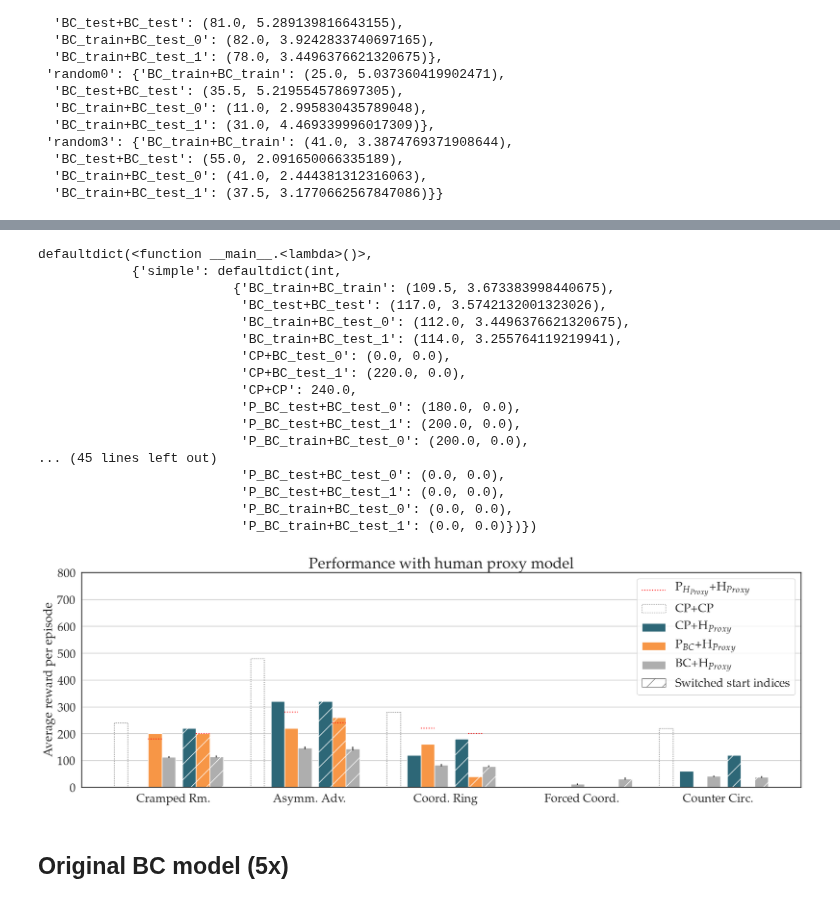
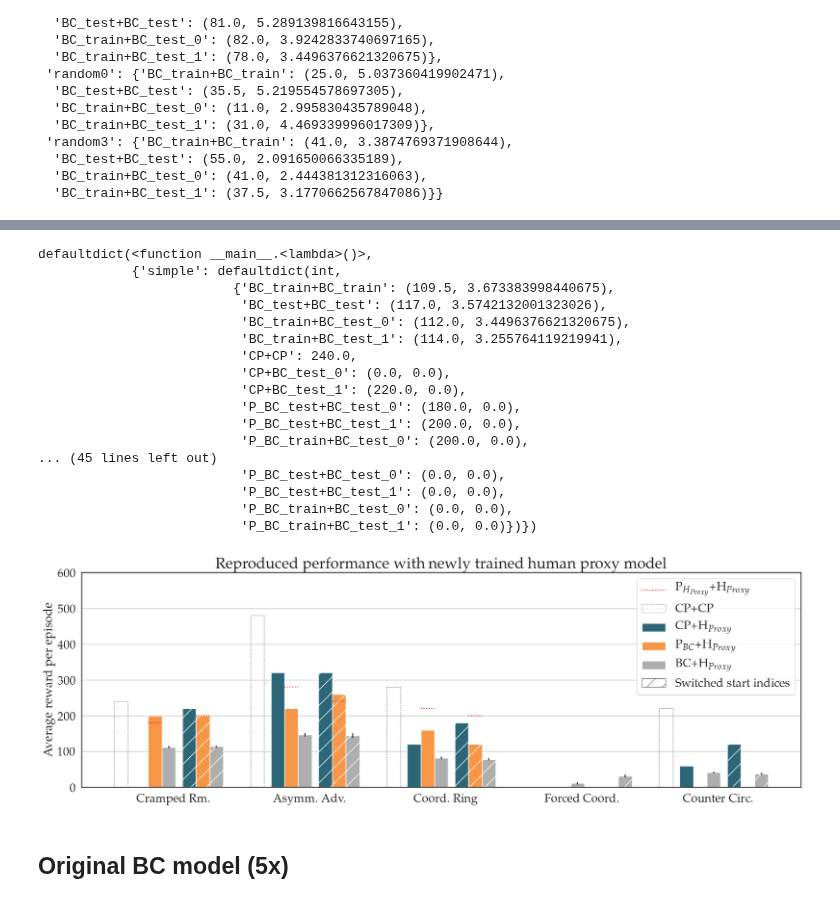
Before and after one commit to blueTimber/human_aware_rl, a Jupyter notebook: human_aware_rl/Experiment results.ipynb, the cells around one changed output, grey strips where cells are left out. Saved outputs shown, nothing was run; the diff lists cells and outputs as text; code cells hidden in the pictures.

```diff
--- a/human_aware_rl/Experiment results.ipynb
+++ b/human_aware_rl/Experiment results.ipynb
@@ -22,13 +21,6 @@ histogram_algos_2_layout = {
 
 algos_to_name = {
     "CP+CP": "CP+CP",
-    "PBT+PBT": "PBT+PBT",
-    "PPO_BC_train+BC_test_0": "PPO$_{BC}$+H$_{Proxy}$",
-    "PPO_BC_train+BC_test_1": None,
-    "PPO_BC_test+BC_test_0": "PPO$_{H_{Proxy}}$+H$_{Proxy}$",
-    "PPO_BC_test+BC_test_1": None,
-    "PBT+BC_0": "PBT+H$_{Proxy}$",
-    "PBT+BC_1": None,
     "CP+BC_test": "CP+H$_{Proxy}$",
     "CP+BC_test_0": "CP+H$_{Proxy}$",
     "CP+BC_test_1": None,
@@ -40,22 +32,7 @@ algos_to_name = {
     "P+BC_train": "P$_{H_{Proxy}}$+H$_{Proxy}$",
     "P_BC_test+BC_test_0": "P$_{H_{Proxy}}$+H$_{Proxy}$",
     "P_BC_test+BC_test_1": None,
-    'PPO_SP+PPO_SP': 'SP+SP',
-    'PPO_SP+BC_test_0': 'SP+H$_{Proxy}$',
-    'PPO_SP+BC_test_1': None,
     "H+H": "H$_{True}$+H$_{True}$",
-    'pbt_no_advers_0': "PBT+H$_{True}$",
-    'pbt_no_advers_1': None,
-    'ppo_sp_no_advers_0': "SP+H$_{True}$",
-    'ppo_sp_no_advers_1': None,
-    'ppo_bc_no_advers_0': "PPO$_{BC}$+H$_{True}$",
-    'ppo_bc_no_advers_1': None,
-    "pbt_base_0": "PBT+H$_{True}$",
-    "pbt_base_1": None,
-    "ppo_sp_base_0": "SP+H$_{True}$",
-    "ppo_sp_base_1": None,
-    "ppo_bc_base_0": "PPO$_{BC}$+H$_{True}$",
-    "ppo_bc_base_1": None
 }
 # %% [markdown]
 ## New BC model
@@ -136,10 +112,10 @@ for layout_name in ordered_layouts:
     for algo_name, algo_data in bc_models_performance[layout_name].items():
         final_data[layout_name][algo_name] = algo_data
 
-    for algo_name, algo_data in cp_performance[layout_name].items():
+    for algo_name, algo_data in cp_performance[layout_name]['scores'].items():
         final_data[layout_name][algo_name] = algo_data
 
-    for algo_name, algo_data in p_bc_evaluation[layout_name].items():
+    for algo_name, algo_data in p_bc_evaluation[layout_name]['scores'].items():
         final_data[layout_name][algo_name] = algo_data
 # %%
 final_data
@@ -150,9 +126,9 @@ defaultdict(<function __main__.<lambda>()>,
                           'BC_test+BC_test': (117.0, 3.5742132001323026),
                           'BC_train+BC_test_0': (112.0, 3.4496376621320675),
                           'BC_train+BC_test_1': (114.0, 3.255764119219941),
+                          'CP+CP': 240.0,
                           'CP+BC_test_0': (0.0, 0.0),
                           'CP+BC_test_1': (220.0, 0.0),
-                          'CP+CP': 240.0,
                           'P_BC_test+BC_test_0': (180.0, 0.0),
                           'P_BC_test+BC_test_1': (200.0, 0.0),
                           'P_BC_train+BC_test_0': (200.0, 0.0),
@@ -210,36 +186,36 @@ for hist_type, hist_algo_list in histogram_algos_2_layout.items():
     ax0.hlines(final_data['random1'][h_line_algo[0]][0], xmin=1.85, xmax=1.95, colors="red", linestyle=':')
     ax0.hlines(final_data['random1'][h_line_algo[1]][0], xmin=2.2, xmax=2.3, colors="red", linestyle=':')
 
     ax0.set_ylabel('Average reward per episode')
-    ax0.set_title('Performance with human proxy model')
+    ax0.set_title('Reproduced performance with newly trained human proxy model')
 
     ax0.set_xticks(ind + width / 3)
     ax0.set_xticklabels(('Cramped Rm.', 'Asymm. Adv.', 'Coord. Ring', 'Forced Coord.', 'Counter Circ.'))
     ax0.legend(loc='best')
 
     handles, labels = ax0.get_legend_handles_labels()
     handles = switch_indices(0, 1, handles)
     labels = switch_indices(0, 1, labels)
     ax0.legend(handles, labels)
 
     # where some data has already been plotted to ax
     handles, labels = ax0.get_legend_handles_labels()
 
     # manually define a new patch
     patch = Patch(facecolor='white', edgecolor='black', hatch='/', alpha=0.5, label='Switched start indices')
 
     # handles is a list, so append manual patch
     handles.append(patch)
 
     # plot the legend
     ax0.legend(handles=handles, loc='upper right')
 
-    ax0.set_ylim(0, 800)
+    ax0.set_ylim(0, 600)
 
     plt.savefig("data/images/planning_experiments.png", format='png', bbox_inches='tight')
     plt.show()
 # %% [output]
-[figure, old version]
+[figure, new version]
 # %% [markdown]
 ## Original BC model (5x)
 # %%
```
Also changed, not shown: parts of 65 cells of this notebook, 34 other files.
